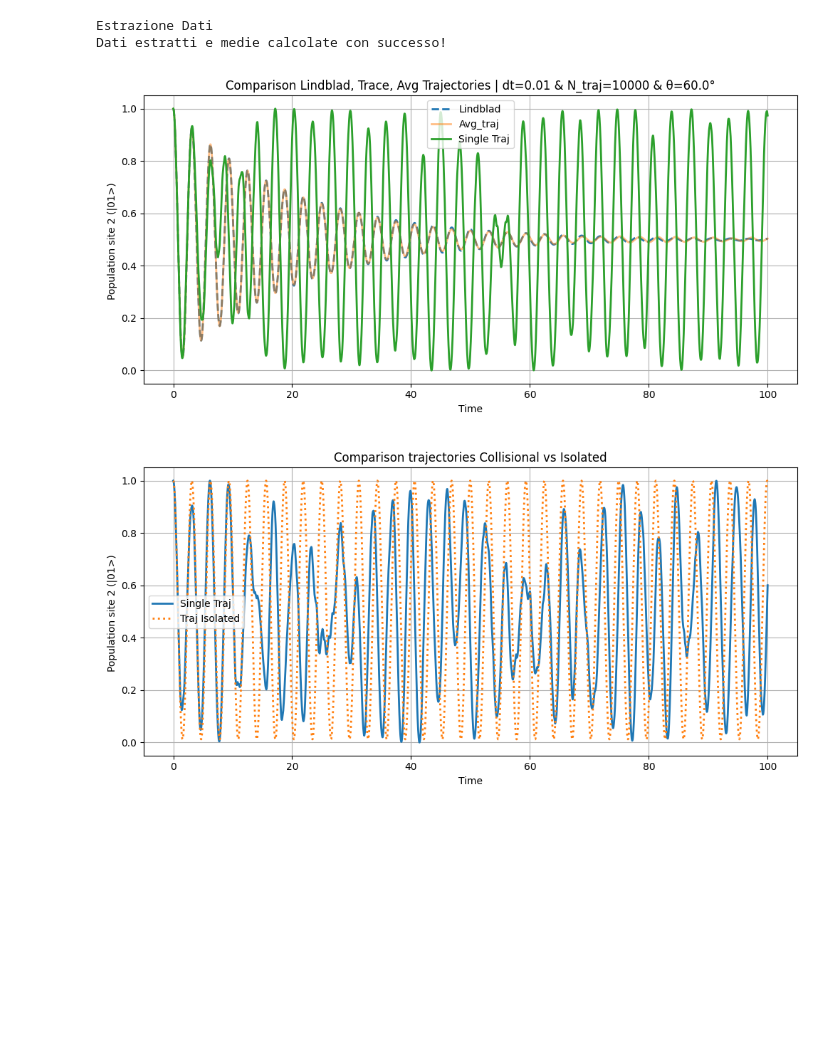
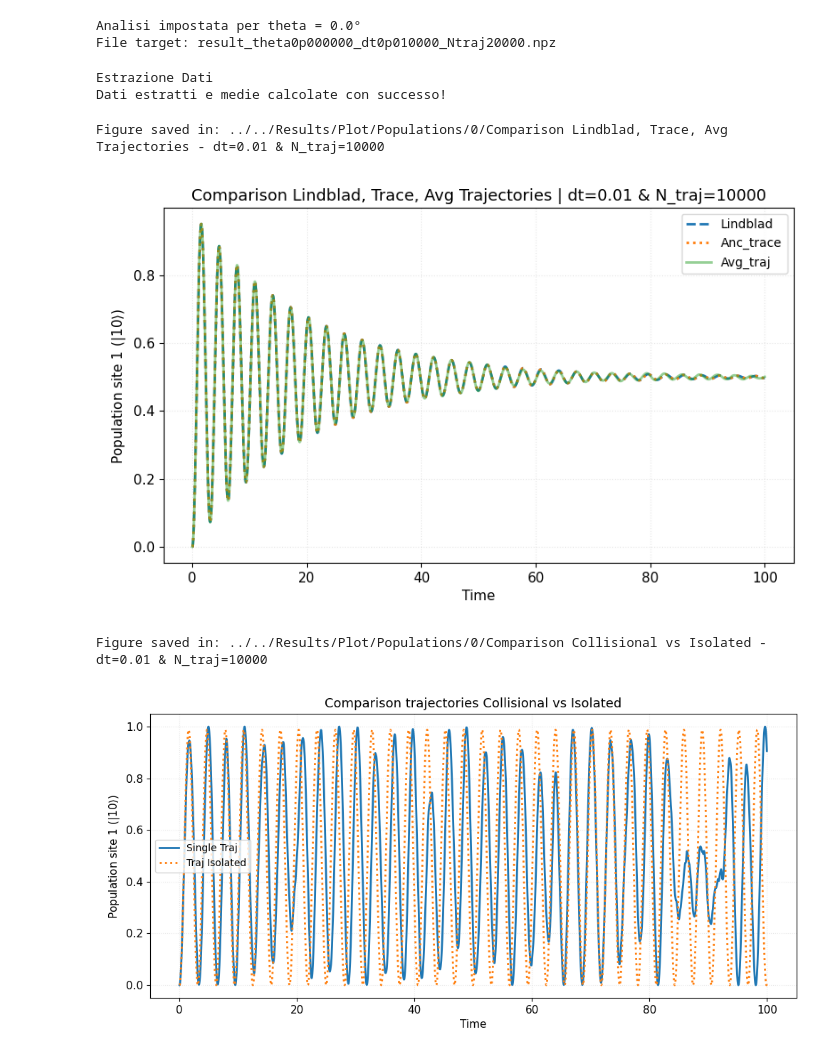
Before and after one commit to francescociavarella/Collisional-Methods, a Jupyter notebook: Codes/Intermediate/Plot_rho_complete.ipynb, the cells around one changed output. Cells and saved outputs as stored; diff of their text form; code cells hidden in the pictures; blank space fills up the shorter version.

Commit message:
fine plot popolazioni

```diff
--- a/Codes/Intermediate/Plot_rho_complete.ipynb
+++ b/Codes/Intermediate/Plot_rho_complete.ipynb
@@ -10,7 +10,7 @@ import os
 # Physical & Simulation Parameters
 # ====================================
 # Theta angle in degrees, H_Coll Direction
-theta_target_deg = 45.0  # change angle here
+theta_target_deg = 0.0  # change angle here
 theta_rad = np.radians(theta_target_deg)
 
 # Site selector: 0 for |10>, 1 for |01>
@@ -32,7 +32,7 @@ if theta_target_deg.is_integer():
 else:
     angle_folder = str(theta_target_deg)
 
-Output_dir = os.path.join("../Results/Plot/Populations", angle_folder)
+Output_dir = os.path.join("../../Results/Plot/Populations", angle_folder)
 os.makedirs(Output_dir, exist_ok=True)
 
 # --- 2. Global Style Settings (Matplotlib rcParams) ---
@@ -65,7 +65,7 @@ def save_fig(fig, filename):
 # =================
 # Input Data Setup
 # =================
-Input_dir = "../Results/Data/Complete_rho"
+Input_dir = "../../Results/Data/Complete_rho"
 
 # Format theta and dt for filename
 theta_str = f"{theta_rad:.6f}".replace(".", "p")
@@ -78,6 +78,9 @@ filepath = os.path.join(Input_dir, filename)
 
 print(f"Analisi impostata per theta = {theta_target_deg}°")
 print(f"File target: {filename}")
+# %% [output]
+Analisi impostata per theta = 0.0°
+File target: result_theta0p000000_dt0p010000_Ntraj20000.npz
 # %%
 if not os.path.exists(filepath):
     print(f"ERRORE: Il file {filepath} non esiste. Controlla di aver completato la simulazione per questo angolo.")
@@ -154,32 +157,35 @@ else:
 # %%
 # ====================================
 # Convergence Avg vs Trace vs Linblad
 # ====================================
 
 plt.close('all')
 
 fig01, ax = plt.subplots()
 
 ax.plot(times, pop_lindblad, label=r'Lindblad', linewidth=2, linestyle='--')
 ax.plot(times, pops_trace[site_index, :], label=r'Anc_trace', linewidth=2, linestyle=':')
 ax.plot(times, avg_pop, label=r'Avg_traj', linewidth=2, alpha=0.5)
 
-ax.set_title(f'Comparison Lindblad, Trace, Avg Trajectories | dt={dt} & N_traj={N_traj} & θ={np.degrees(theta_value):.1f}°')
+ax.set_title(f'Comparison Lindblad, Trace, Avg Trajectories | dt={dt} & N_traj={N_traj}')
 ax.set_xlabel('Time')
 ax.set_ylabel(f'Population site {label_site} ') # change site
 ax.legend()
 
 # Automatically save the figure (PNG + PDF)
-filename_01 = f'Comparison Lindblad, Trace, Avg Trajectories | dt={dt} & N_traj={N_traj}'
+filename_01 = f'Comparison Lindblad, Trace, Avg Trajectories - dt={dt} & N_traj={N_traj}'
 save_fig(fig01, filename_01)
 
 plt.show()
 # %% [output]
+Figure saved in: ../../Results/Plot/Populations/0/Comparison Lindblad, Trace, Avg Trajectories - dt=0.01 & N_traj=10000
-[figure, old version]
+[figure, new version]
 # %%
 # ================================================
 # Comparison trajectories Collisional vs Isolated
 # ================================================
+
+plt.close('all')
 
 sample_idx = 0
 
@@ -194,12 +200,13 @@ ax.set_ylabel(f'Population site {label_site} ')
 ax.legend()
 
 # Automatically save the figure (PNG + PDF)
-filename_02 = f'Comparison Collisional vs Isolated | dt={dt} & N_traj={N_traj}'
+filename_02 = f'Comparison Collisional vs Isolated - dt={dt} & N_traj={N_traj}'
 save_fig(fig02, filename_02)
 
 plt.show()
 # %% [output]
+Figure saved in: ../../Results/Plot/Populations/0/Comparison Collisional vs Isolated - dt=0.01 & N_traj=10000
-[figure, old version]
+[figure, new version]
 # %%
 # ===================================================
 # Comparison Single Trajectory vs Average vs Lindblad
```
Also changed, not shown: parts of 2 cells of this notebook.
